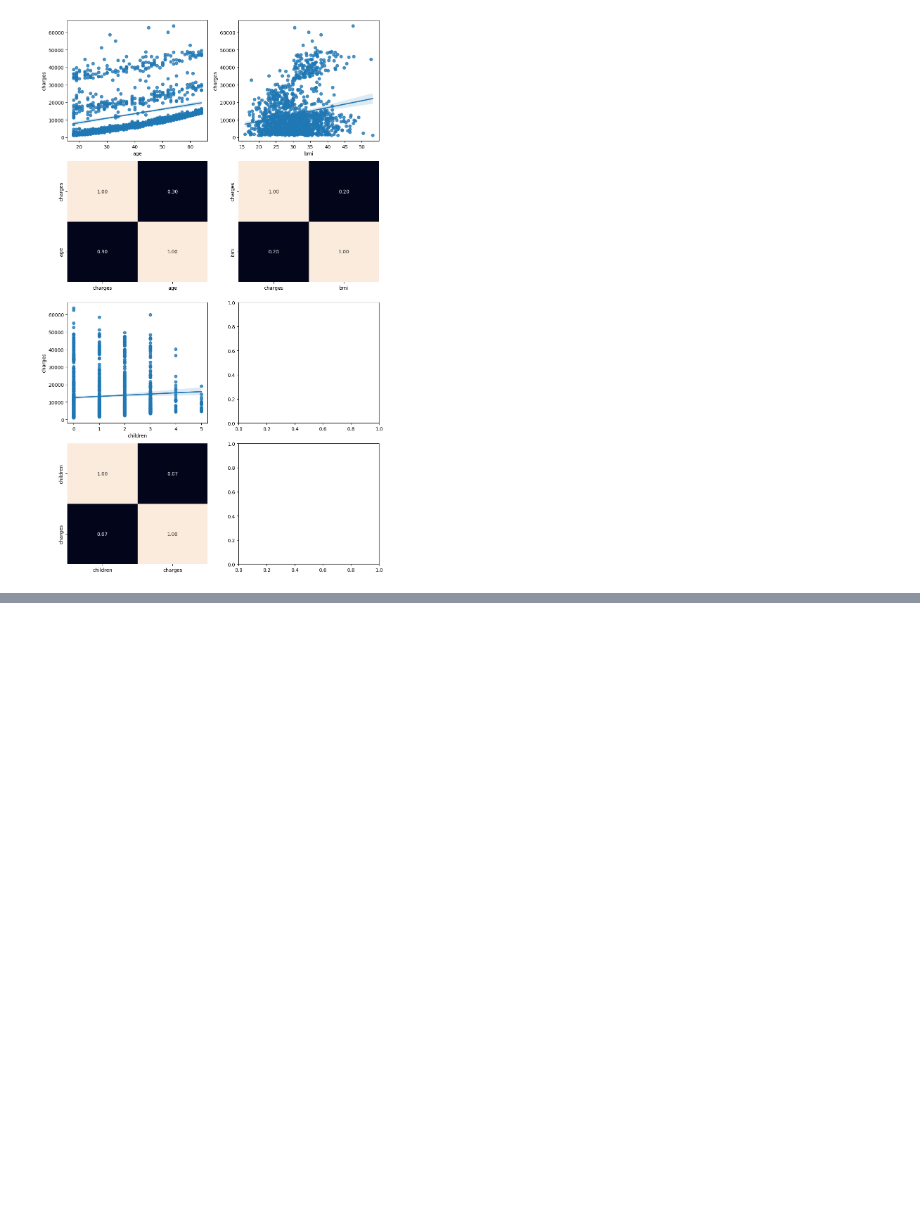
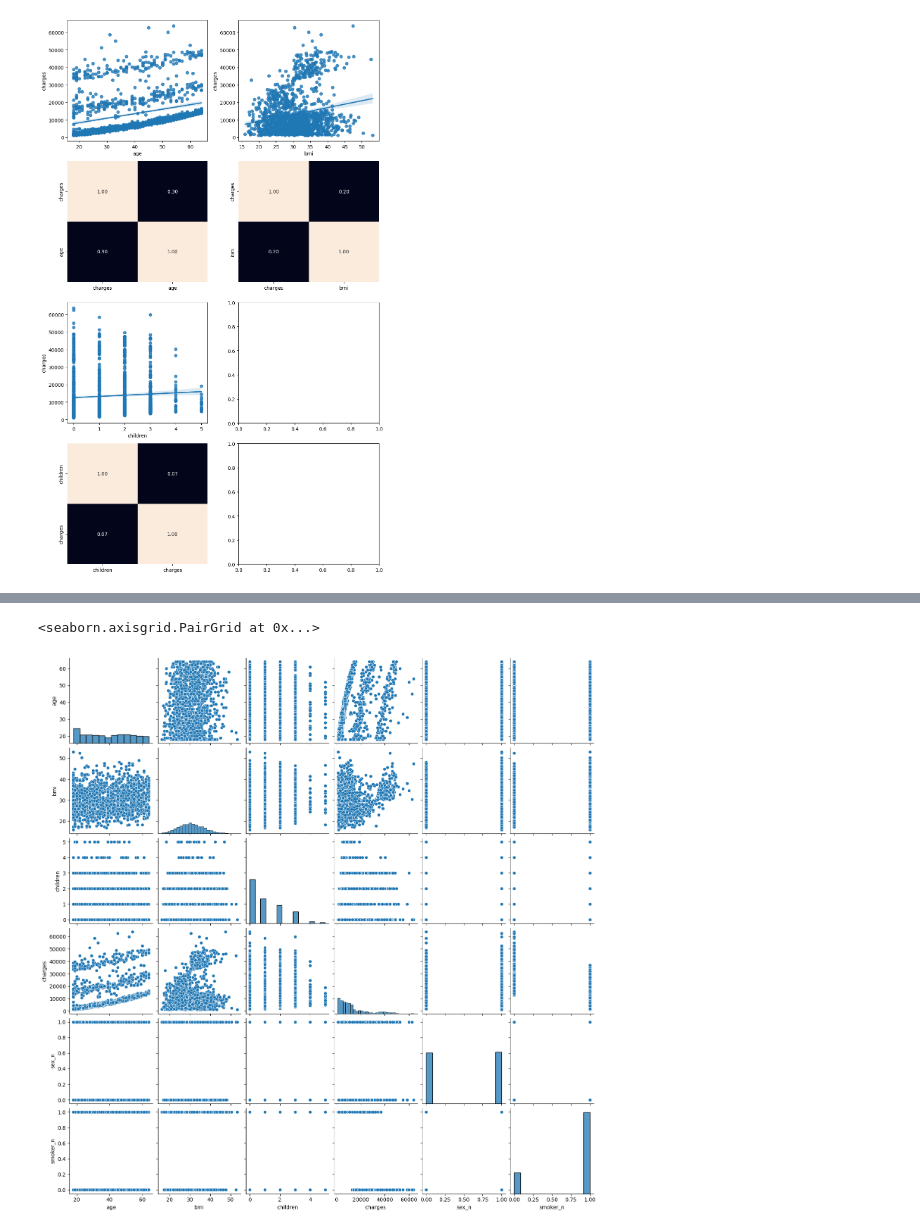
Before and after one commit to Estefaniagz/regresion_lineal, a Jupyter notebook: src/explore.ipynb, the cells around one changed output, grey strips where cells are left out. Drawn from its saved outputs; the diff is of its cells as text; code cells hidden in the pictures; blank space fills up the shorter version.

```diff
--- a/src/explore.ipynb
+++ b/src/explore.ipynb
@@ -131,0 +183,6 @@ plt.show()
+# %%
+
+sns.pairplot(data=df)
+# %% [output]
+<seaborn.axisgrid.PairGrid at 0x...>
+[figure, added]
```
Also changed, not shown: parts of 6 cells of this notebook.
